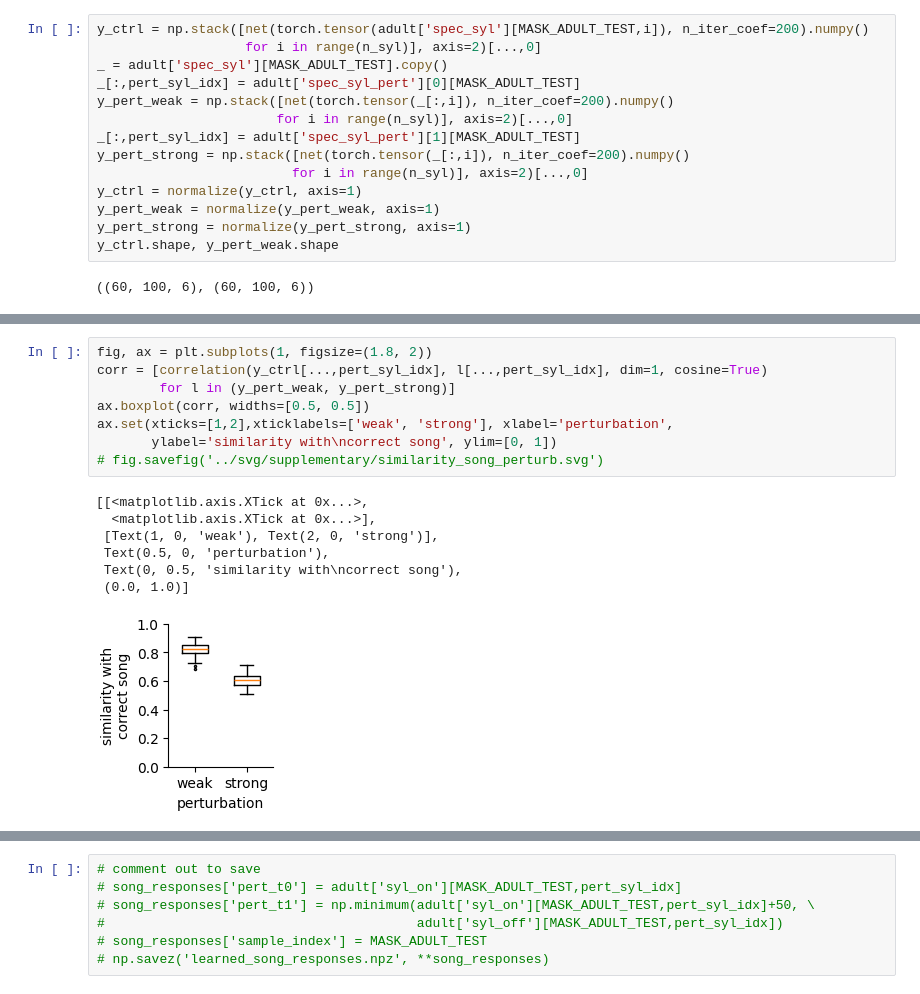
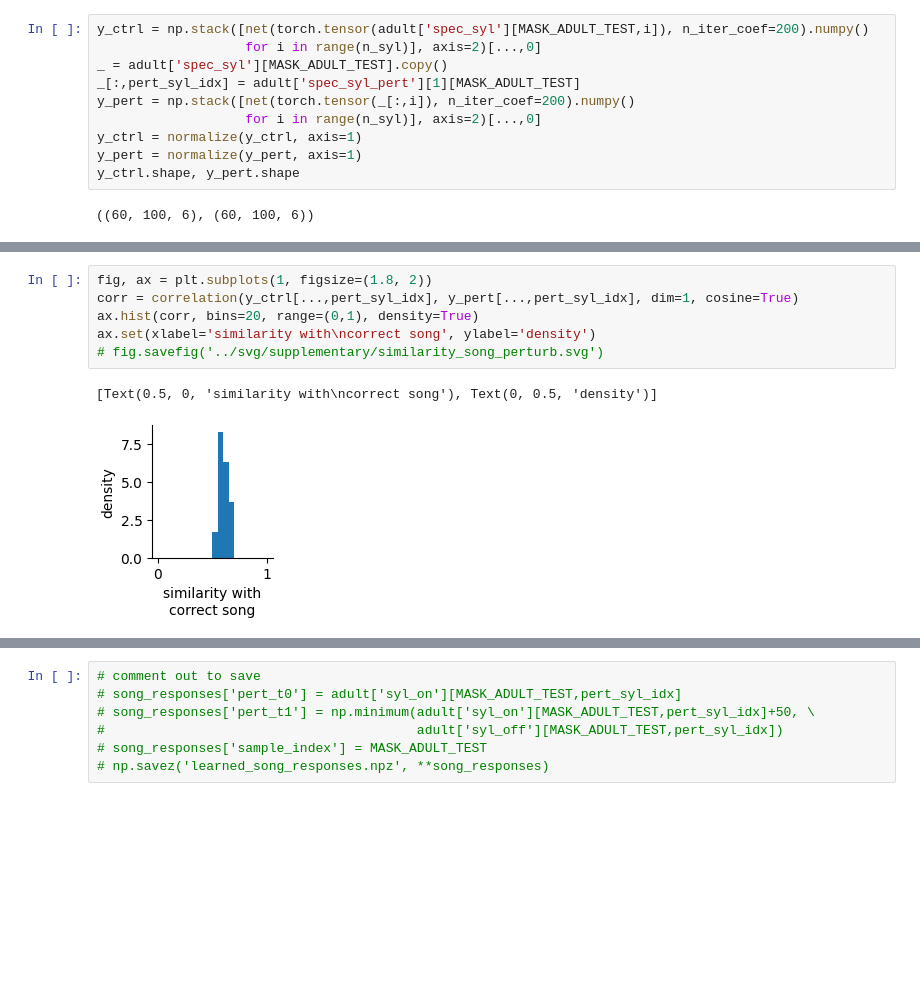
Before and after one commit to gongziyida/vocal-error-network, a Jupyter notebook: realistic_auditory_processing/train_sparse_coding_light.ipynb, the cells around one changed output, grey strips where cells are left out. Saved outputs shown, nothing was run; the diff lists cells and outputs as text; blank space fills up the shorter version.

```diff
--- a/realistic_auditory_processing/train_sparse_coding_light.ipynb
+++ b/realistic_auditory_processing/train_sparse_coding_light.ipynb
@@ -110,16 +106,12 @@ for j, x in enumerate(xs):
 y_ctrl = np.stack([net(torch.tensor(adult['spec_syl'][MASK_ADULT_TEST,i]), n_iter_coef=200).numpy()
                    for i in range(n_syl)], axis=2)[...,0]
 _ = adult['spec_syl'][MASK_ADULT_TEST].copy()
-_[:,pert_syl_idx] = adult['spec_syl_pert'][0][MASK_ADULT_TEST]
-y_pert_weak = np.stack([net(torch.tensor(_[:,i]), n_iter_coef=200).numpy()
-                       for i in range(n_syl)], axis=2)[...,0]
 _[:,pert_syl_idx] = adult['spec_syl_pert'][1][MASK_ADULT_TEST]
-y_pert_strong = np.stack([net(torch.tensor(_[:,i]), n_iter_coef=200).numpy()
-                         for i in range(n_syl)], axis=2)[...,0]
+y_pert = np.stack([net(torch.tensor(_[:,i]), n_iter_coef=200).numpy()
+                   for i in range(n_syl)], axis=2)[...,0]
 y_ctrl = normalize(y_ctrl, axis=1)
-y_pert_weak = normalize(y_pert_weak, axis=1)
-y_pert_strong = normalize(y_pert_strong, axis=1)
-y_ctrl.shape, y_pert_weak.shape
+y_pert = normalize(y_pert, axis=1)
+y_ctrl.shape, y_pert.shape
 # %% [output]
 ((60, 100, 6), (60, 100, 6))
 # %%
@@ -153,19 +145,12 @@ Text(0.5, 0.98, 'Between-sample correlation')
 # %%
 fig, ax = plt.subplots(1, figsize=(1.8, 2))
-corr = [correlation(y_ctrl[...,pert_syl_idx], l[...,pert_syl_idx], dim=1, cosine=True)
-        for l in (y_pert_weak, y_pert_strong)]
-ax.boxplot(corr, widths=[0.5, 0.5])
-ax.set(xticks=[1,2],xticklabels=['weak', 'strong'], xlabel='perturbation',
-       ylabel='similarity with\ncorrect song', ylim=[0, 1])
+corr = correlation(y_ctrl[...,pert_syl_idx], y_pert[...,pert_syl_idx], dim=1, cosine=True)
+ax.hist(corr, bins=20, range=(0,1), density=True)
+ax.set(xlabel='similarity with\ncorrect song', ylabel='density')
 # fig.savefig('../svg/supplementary/similarity_song_perturb.svg')
 # %% [output]
-[[<matplotlib.axis.XTick at 0x...>,
-  <matplotlib.axis.XTick at 0x...>],
- [Text(1, 0, 'weak'), Text(2, 0, 'strong')],
- Text(0.5, 0, 'perturbation'),
- Text(0, 0.5, 'similarity with\ncorrect song'),
- (0.0, 1.0)]
+[Text(0.5, 0, 'similarity with\ncorrect song'), Text(0, 0.5, 'density')]
-[figure, old version]
+[figure, new version]
 # %%
 song_T_max = 800 # ms
 target_ts = np.arange(song_T_max)
```
Also changed, not shown: parts of 9 cells of this notebook, 1 other file.
